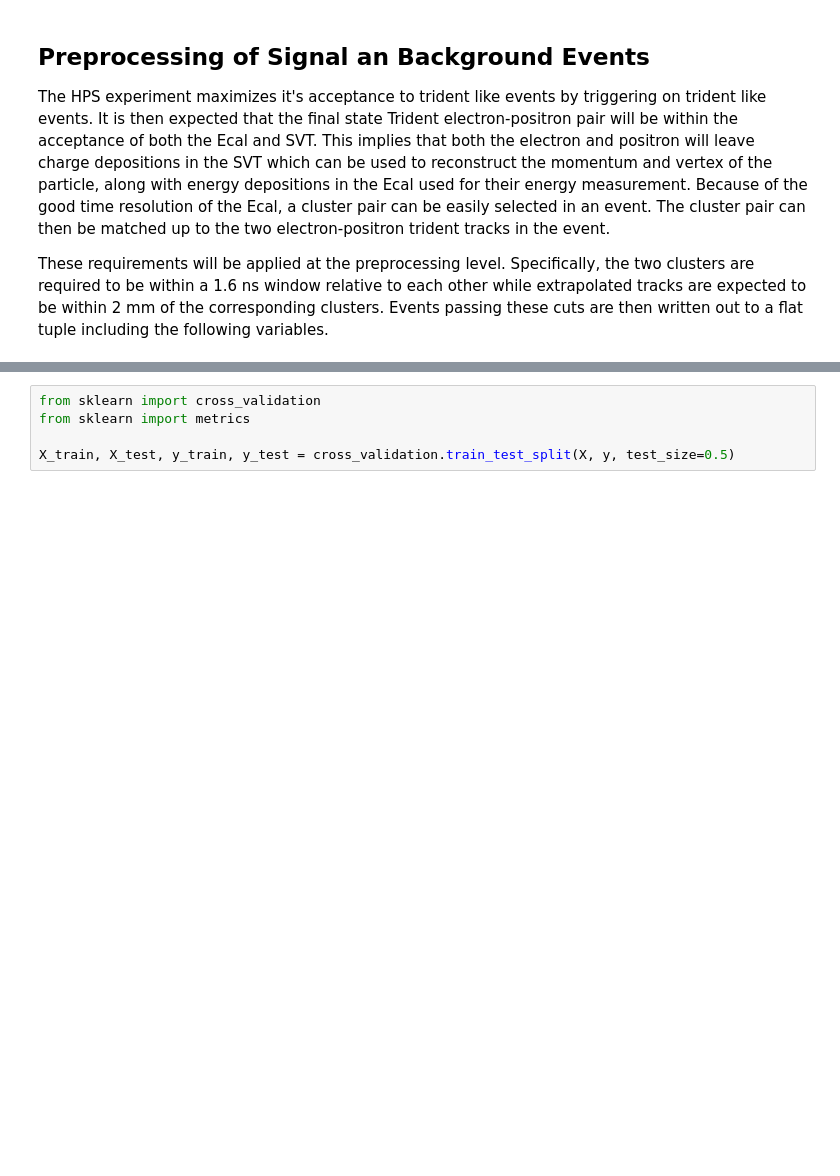
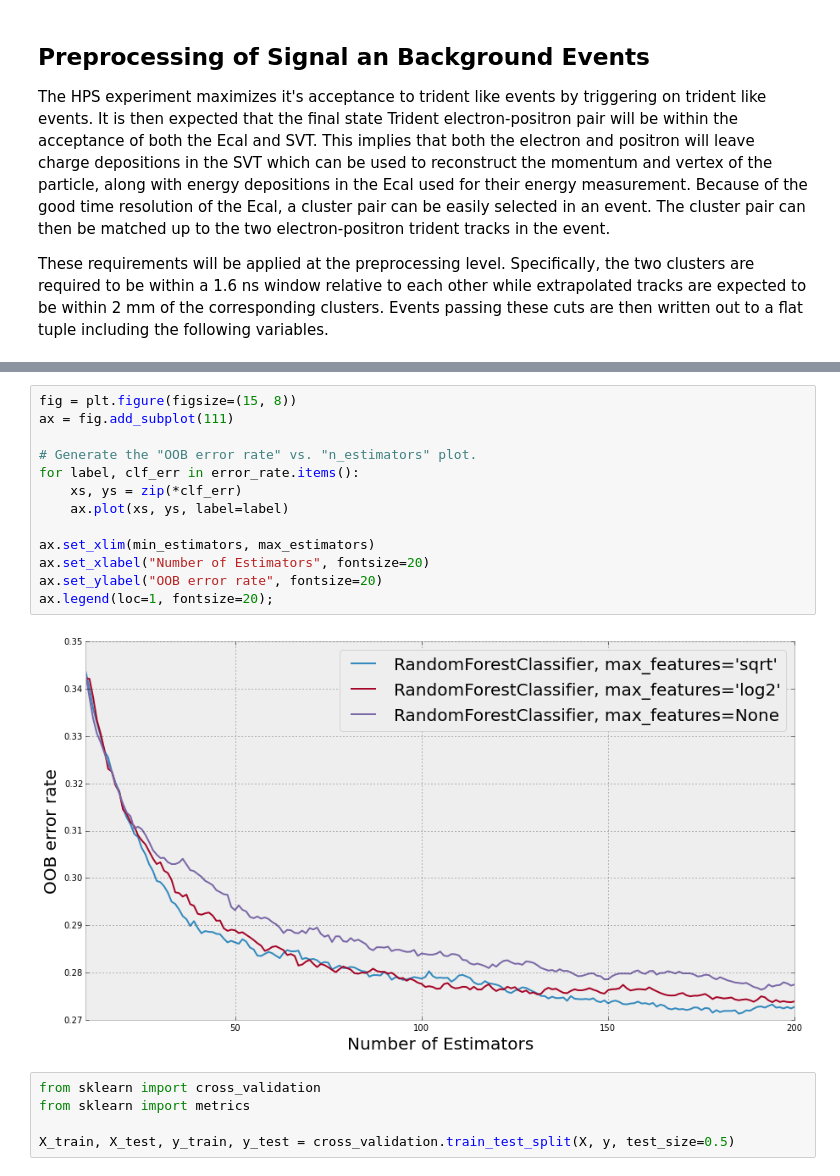
Before and after one commit to omar-moreno/hps-analysis, a Jupyter notebook: python/notebooks/radiative_signal_classification.ipynb, the cells around one changed output, grey strips where cells are left out. Saved outputs shown, nothing was run; the diff lists cells and outputs as text; blank space fills up the shorter version.

```diff
--- a/python/notebooks/radiative_signal_classification.ipynb
+++ b/python/notebooks/radiative_signal_classification.ipynb
@@ -187,3 +250,18 @@ Shape of y: (24262,)
+# %%
+fig = plt.figure(figsize=(15, 8))
+ax = fig.add_subplot(111)
+
+# Generate the "OOB error rate" vs. "n_estimators" plot.
+for label, clf_err in error_rate.items():
+    xs, ys = zip(*clf_err)
+    ax.plot(xs, ys, label=label)
+
+ax.set_xlim(min_estimators, max_estimators)
+ax.set_xlabel("Number of Estimators", fontsize=20)
+ax.set_ylabel("OOB error rate", fontsize=20)
+ax.legend(loc=1, fontsize=20);
+# %% [output]
+[figure, added]
 # %%
 from sklearn import cross_validation
 from sklearn import metrics
```
Also changed, not shown: parts of 19 cells of this notebook.
